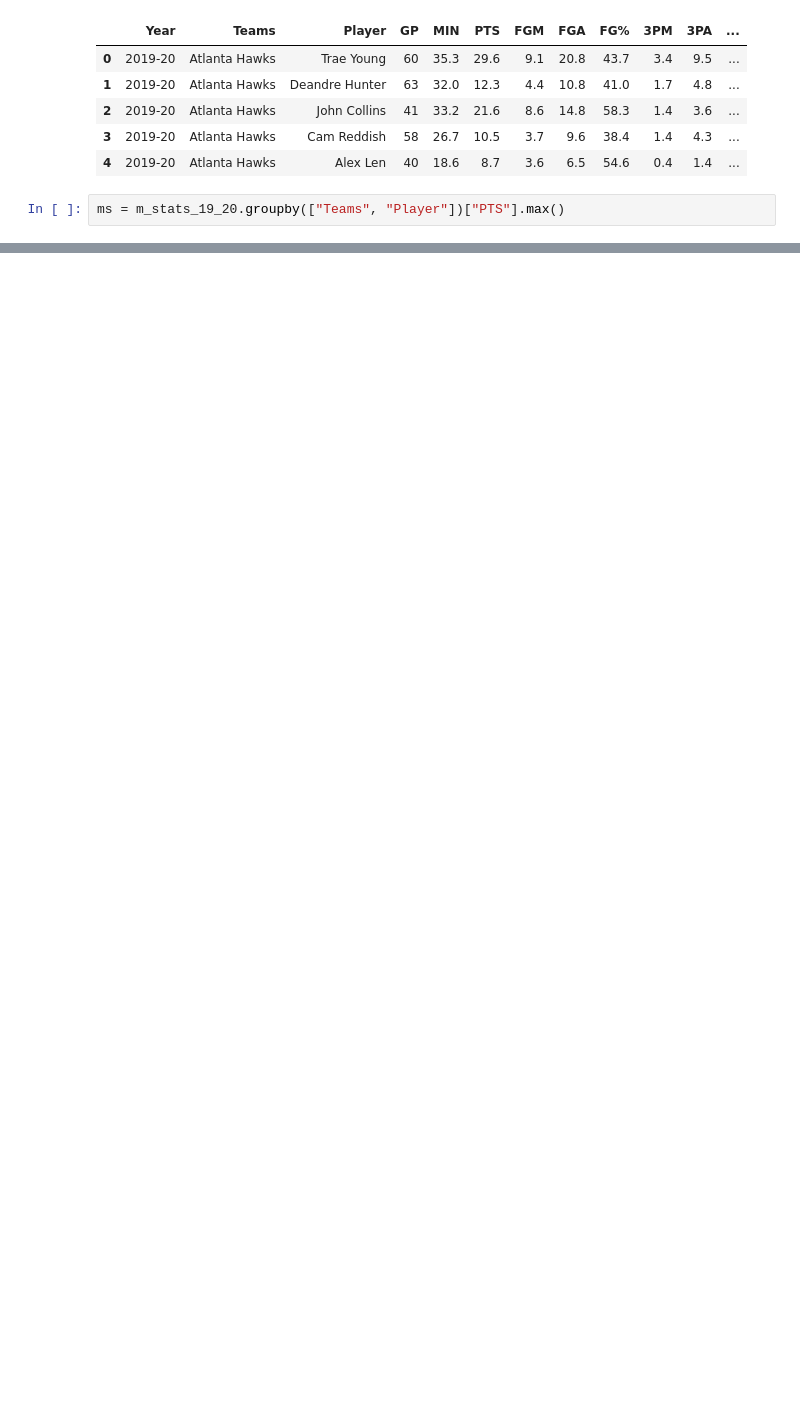
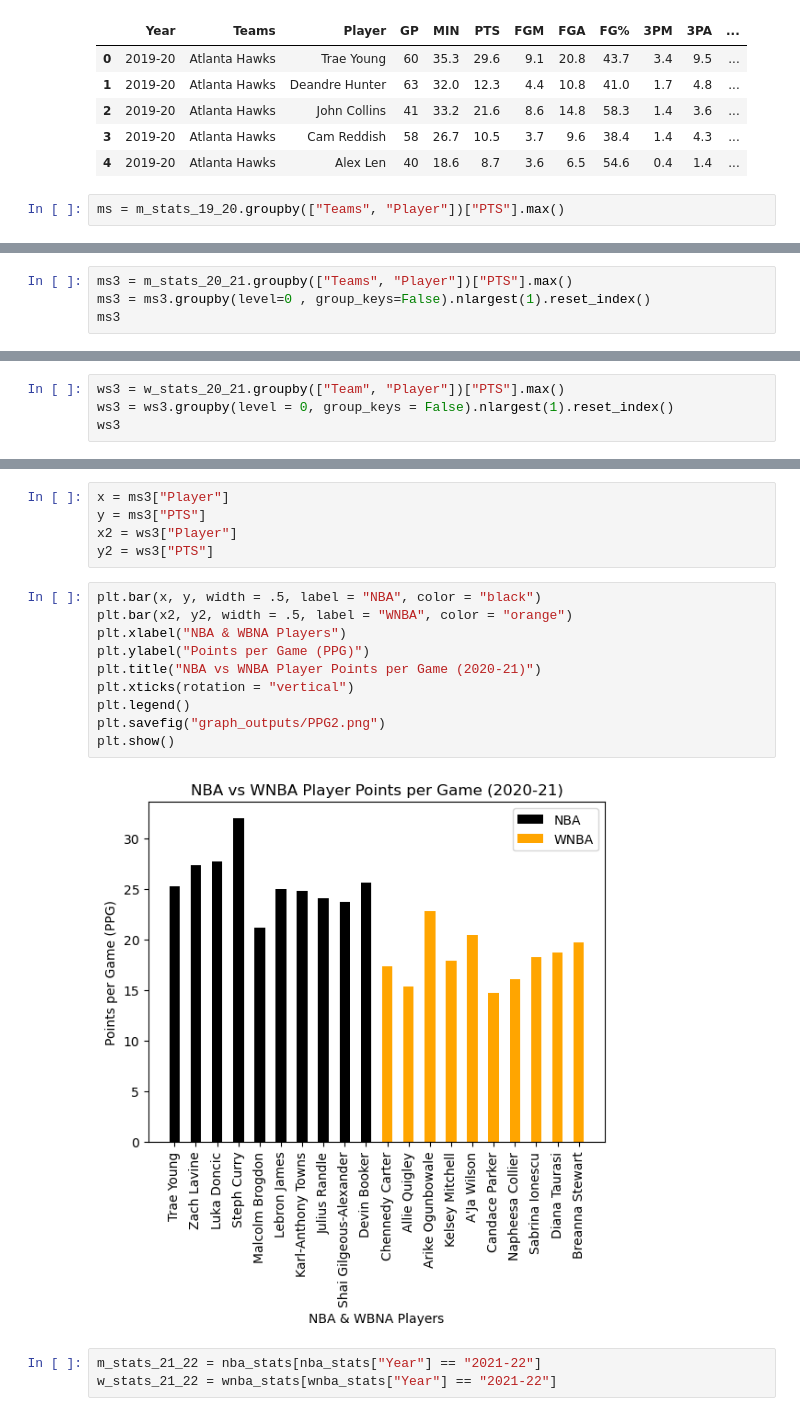
Before and after one commit to Hensonkk/NBA-VS-WNBA, a Jupyter notebook: NBA v WNBA data comparison.ipynb, the cells around one changed output, grey strips where cells are left out. Drawn from its saved outputs; the diff is of its cells as text; blank space fills up the shorter version.

```diff
--- a/NBA v WNBA data comparison.ipynb
+++ b/NBA v WNBA data comparison.ipynb
@@ -103,0 +151,4 @@ ws.groupby(level = 0, group_keys = False).nlargest(1).reset_index()
+# %%
+ms3 = m_stats_20_21.groupby(["Teams", "Player"])["PTS"].max()
+ms3 = ms3.groupby(level=0 , group_keys=False).nlargest(1).reset_index()
+ms3
@@ -103,0 +167,4 @@ ws.groupby(level = 0, group_keys = False).nlargest(1).reset_index()
+# %%
+ws3 = w_stats_20_21.groupby(["Team", "Player"])["PTS"].max()
+ws3 = ws3.groupby(level = 0, group_keys = False).nlargest(1).reset_index()
+ws3
@@ -103,0 +183,20 @@ ws.groupby(level = 0, group_keys = False).nlargest(1).reset_index()
+# %%
+x = ms3["Player"]
+y = ms3["PTS"]
+x2 = ws3["Player"]
+y2 = ws3["PTS"]
+# %%
+plt.bar(x, y, width = .5, label = "NBA", color = "black")
+plt.bar(x2, y2, width = .5, label = "WNBA", color = "orange")
+plt.xlabel("NBA & WBNA Players")
+plt.ylabel("Points per Game (PPG)")
+plt.title("NBA vs WNBA Player Points per Game (2020-21)")
+plt.xticks(rotation = "vertical")
+plt.legend()
+plt.savefig("graph_outputs/PPG2.png")
+plt.show()
+# %% [output]
+[figure, added]
+# %%
+m_stats_21_22 = nba_stats[nba_stats["Year"] == "2021-22"]
+w_stats_21_22 = wnba_stats[wnba_stats["Year"] == "2021-22"]
```
Also changed, not shown: parts of 27 cells of this notebook, 5 other files.
